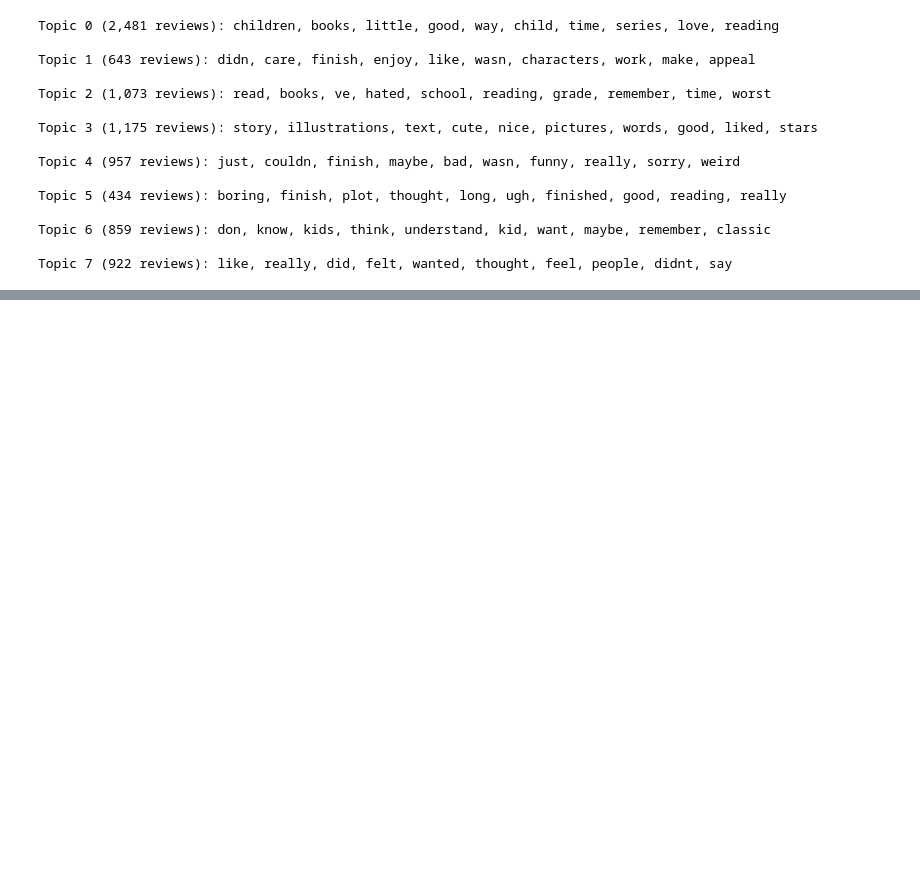
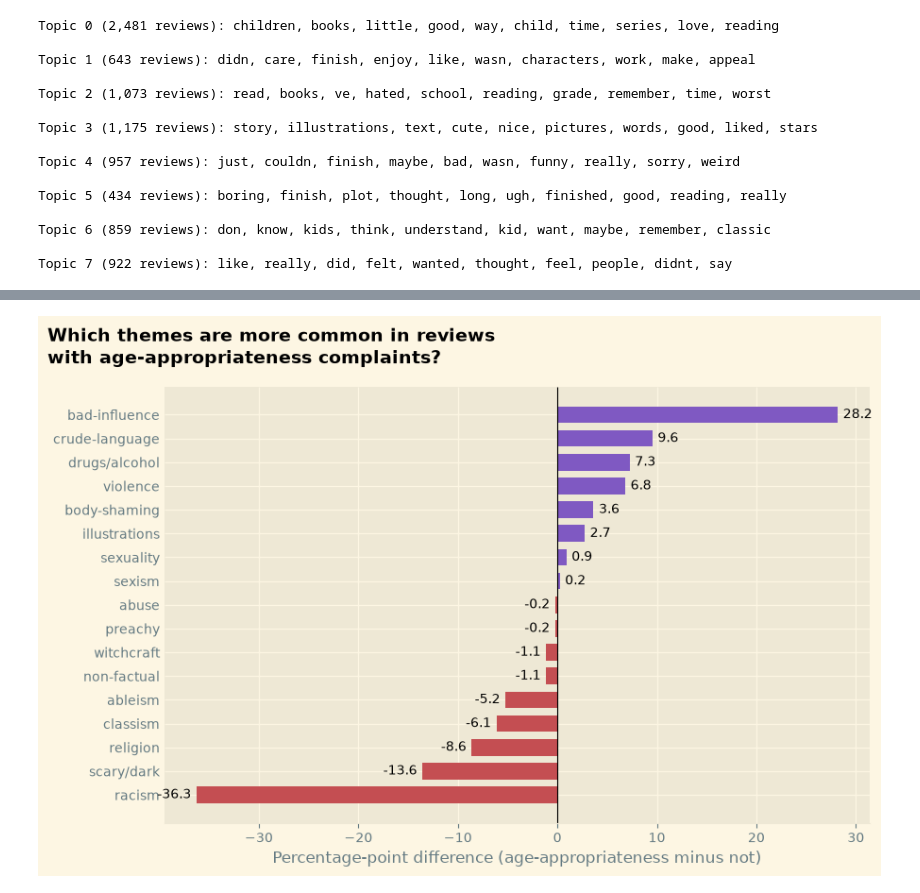
Before and after one commit to sofiabbas17-cmyk/Goodreads-Team, a Jupyter notebook: sofia_branch_work.ipynb, the cells around one changed output, grey strips where cells are left out. Saved outputs shown, nothing was run; the diff lists cells and outputs as text; code cells hidden in the pictures; blank space fills up the shorter version.

```diff
--- a/sofia_branch_work.ipynb
+++ b/sofia_branch_work.ipynb
@@ -266,0 +292,18 @@ df = df[["review_id", "book_id", "review_text", "labels", "notes"]]
+# %%
+# reviews explicitly flagged for age-appropriateness versus not flagged for age-appropriateness
+exploded = df_inappropriate["labels"].explode()
+age_ids = exploded[exploded == "age-appropriateness"].index.unique()
+
+df_inappropriate = df_inappropriate.copy()
+df_inappropriate["has_age"] = df_inappropriate.index.isin(age_ids)
+
+df_age_only = df_inappropriate[df_inappropriate["has_age"]]
+df_not_age = df_inappropriate[~df_inappropriate["has_age"]]
+
+print(df_inappropriate["has_age"].value_counts())
+
+pct_of_age = round(df_inappropriate["has_age"].sum() / len(df_inappropriate) * 100, 1) # calculating the percentage of reviews that have been flagged for age-appropriateness
+
+num_age = df_inappropriate["has_age"].sum()
+num_total = len(df_inappropriate)
+print(f"{num_age} of {num_total} reviews ({num_age / num_total * 100:.1f}%) are labeled age-appropriateness")
@@ -266,0 +534,41 @@ df = df[["review_id", "book_id", "review_text", "labels", "notes"]]
+# %%
+target = "age-appropriateness"
+
+# 1. One row per (review, label), excluding the target label itself
+others = df_inappropriate.explode("labels")
+others = others[others["labels"] != target].dropna(subset=["labels"])
+
+# 2. Count each label within each group
+counts = others.groupby(["labels", "has_age"]).size().unstack(fill_value=0)
+counts = counts.rename(columns={True: "Age-appropriateness", False: "Not age-appropriateness"})
+
+# 3. Convert counts to percent of reviews in each group
+group_sizes = pd.Series({
+    "Age-appropriateness": len(df_age_only),
+    "Not age-appropriateness": len(df_not_age),
+})
+pct = counts / group_sizes * 100
+
+# 4. Difference in percentage points
+diff = (pct["Age-appropriateness"] - pct["Not age-appropriateness"]).sort_values()
+
+# 5. Plot
+colors = ["#C44E52" if v < 0 else "#7f59c2" for v in diff]
+
+fig, ax = plt.subplots(figsize=(9, 6))
+bars = ax.barh(diff.index, diff.values, color=colors, height=0.7)
+ax.bar_label(bars, fmt="%.1f", padding=4, fontsize=10)
+ax.axvline(0, color="black", linewidth=0.8)
+
+ax.set_xlabel("Percentage-point difference (age-appropriateness minus not)")
+ax.set_ylabel("")
+for side in ["top", "right", "left"]:
+    ax.spines[side].set_visible(False)
+ax.tick_params(axis="y", length=0)
+
+fig.suptitle("Which themes are more common in reviews\nwith age-appropriateness complaints?",
+             x=0.01, ha="left", fontsize=14, fontweight="bold")
+plt.tight_layout()
+plt.show()
+# %% [output]
+[figure, added]
```
Also changed, not shown: parts of 32 cells of this notebook, 3 other files.
